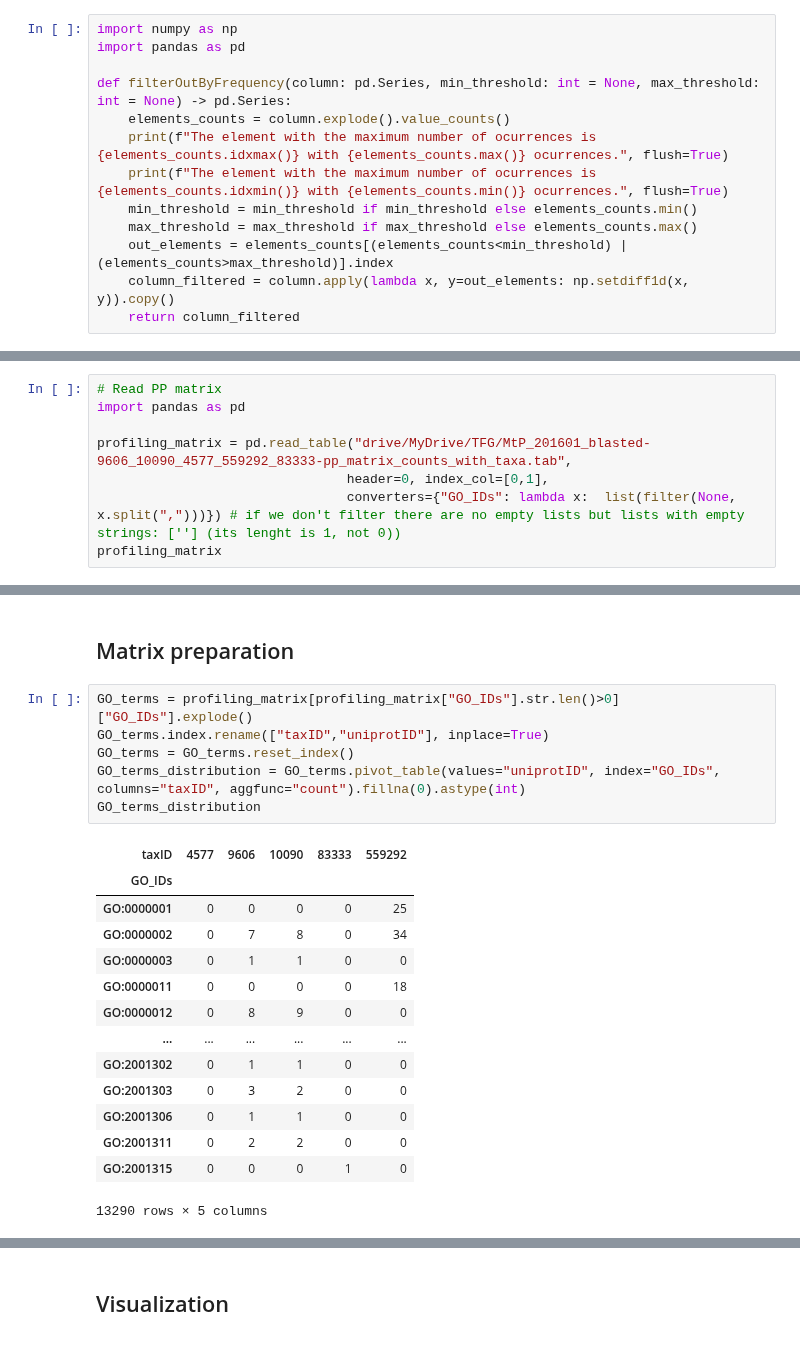
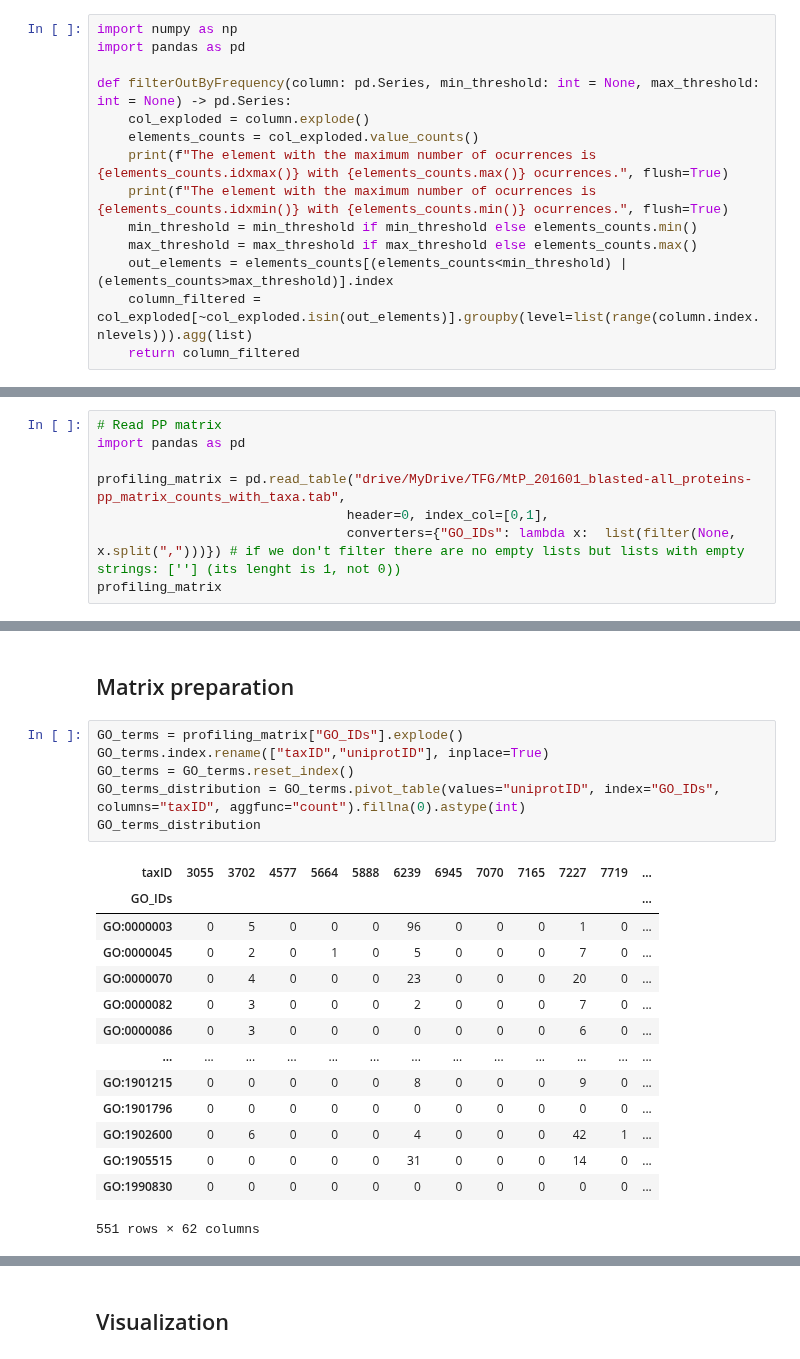
Before and after one commit to geovalexis/PP2GO, a Jupyter notebook: notebooks/machine_learning.ipynb, the cells around one changed output, grey strips where cells are left out. Cells and saved outputs as stored; diff of their text form.

```diff
--- a/notebooks/machine_learning.ipynb
+++ b/notebooks/machine_learning.ipynb
@@ -7,11 +7,12 @@ import numpy as np
 import pandas as pd
 
 def filterOutByFrequency(column: pd.Series, min_threshold: int = None, max_threshold: int = None) -> pd.Series:
-    elements_counts = column.explode().value_counts()
+    col_exploded = column.explode()
+    elements_counts = col_exploded.value_counts()
     print(f"The element with the maximum number of ocurrences is {elements_counts.idxmax()} with {elements_counts.max()} ocurrences.", flush=True)
     print(f"The element with the maximum number of ocurrences is {elements_counts.idxmin()} with {elements_counts.min()} ocurrences.", flush=True)
     min_threshold = min_threshold if min_threshold else elements_counts.min()
     max_threshold = max_threshold if max_threshold else elements_counts.max()
     out_elements = elements_counts[(elements_counts<min_threshold) | (elements_counts>max_threshold)].index
-    column_filtered = column.apply(lambda x, y=out_elements: np.setdiff1d(x, y)).copy()
+    column_filtered = col_exploded[~col_exploded.isin(out_elements)].groupby(level=list(range(column.index.nlevels))).agg(list)
     return column_filtered
@@ -21,7 +50,7 @@ def filterOutByFrequency(column: pd.Series, min_threshold: int = None, max_thres
 # Read PP matrix
 import pandas as pd
 
-profiling_matrix = pd.read_table("drive/MyDrive/TFG/MtP_201601_blasted-9606_10090_4577_559292_83333-pp_matrix_counts_with_taxa.tab",
+profiling_matrix = pd.read_table("drive/MyDrive/TFG/MtP_201601_blasted-all_proteins-pp_matrix_counts_with_taxa.tab",
                                 header=0, index_col=[0,1],
                                 converters={"GO_IDs": lambda x:  list(filter(None, x.split(",")))}) # if we don't filter there are no empty lists but lists with empty strings: [''] (its lenght is 1, not 0))
 profiling_matrix
@@ -82,23 +111,23 @@ The element with the maximum number of ocurrences is GO:0009438 with 1 ocurrence
 # %% [markdown]
 ## Matrix preparation
 # %%
-GO_terms = profiling_matrix[profiling_matrix["GO_IDs"].str.len()>0]["GO_IDs"].explode()
+GO_terms = profiling_matrix["GO_IDs"].explode()
 GO_terms.index.rename(["taxID","uniprotID"], inplace=True)
 GO_terms = GO_terms.reset_index()
 GO_terms_distribution = GO_terms.pivot_table(values="uniprotID", index="GO_IDs", columns="taxID", aggfunc="count").fillna(0).astype(int)
 GO_terms_distribution
 # %% [output]
-| taxID | 4577 | 9606 | 10090 | 83333 | 559292 |
-| GO_IDs |  |  |  |  |  |
-| GO:0000001 | 0 | 0 | 0 | 0 | 25 |
-| GO:0000002 | 0 | 7 | 8 | 0 | 34 |
-| GO:0000003 | 0 | 1 | 1 | 0 | 0 |
-| GO:0000011 | 0 | 0 | 0 | 0 | 18 |
-| GO:0000012 | 0 | 8 | 9 | 0 | 0 |
-| ... | ... | ... | ... | ... | ... |
-| GO:2001302 | 0 | 1 | 1 | 0 | 0 |
-| GO:2001303 | 0 | 3 | 2 | 0 | 0 |
-| GO:2001306 | 0 | 1 | 1 | 0 | 0 |
-| GO:2001311 | 0 | 2 | 2 | 0 | 0 |
-| GO:2001315 | 0 | 0 | 0 | 1 | 0 |
+| taxID | 3055 | 3702 | 4577 | 5664 | 5888 | 6239 | 6945 | 7070 | 7165 | 7227 | 7719 | ... |
+| GO_IDs |  |  |  |  |  |  |  |  |  |  |  | ... |
+| GO:0000003 | 0 | 5 | 0 | 0 | 0 | 96 | 0 | 0 | 0 | 1 | 0 | ... |
+| GO:0000045 | 0 | 2 | 0 | 1 | 0 | 5 | 0 | 0 | 0 | 7 | 0 | ... |
+| GO:0000070 | 0 | 4 | 0 | 0 | 0 | 23 | 0 | 0 | 0 | 20 | 0 | ... |
+| GO:0000082 | 0 | 3 | 0 | 0 | 0 | 2 | 0 | 0 | 0 | 7 | 0 | ... |
+| GO:0000086 | 0 | 3 | 0 | 0 | 0 | 0 | 0 | 0 | 0 | 6 | 0 | ... |
+| ... | ... | ... | ... | ... | ... | ... | ... | ... | ... | ... | ... | ... |
+| GO:1901215 | 0 | 0 | 0 | 0 | 0 | 8 | 0 | 0 | 0 | 9 | 0 | ... |
+| GO:1901796 | 0 | 0 | 0 | 0 | 0 | 0 | 0 | 0 | 0 | 0 | 0 | ... |
+| GO:1902600 | 0 | 6 | 0 | 0 | 0 | 4 | 0 | 0 | 0 | 42 | 1 | ... |
+| GO:1905515 | 0 | 0 | 0 | 0 | 0 | 31 | 0 | 0 | 0 | 14 | 0 | ... |
+| GO:1990830 | 0 | 0 | 0 | 0 | 0 | 0 | 0 | 0 | 0 | 0 | 0 | ... |
-13290 rows × 5 columns
+551 rows × 62 columns
```
Also changed, not shown: parts of 10 cells of this notebook.
